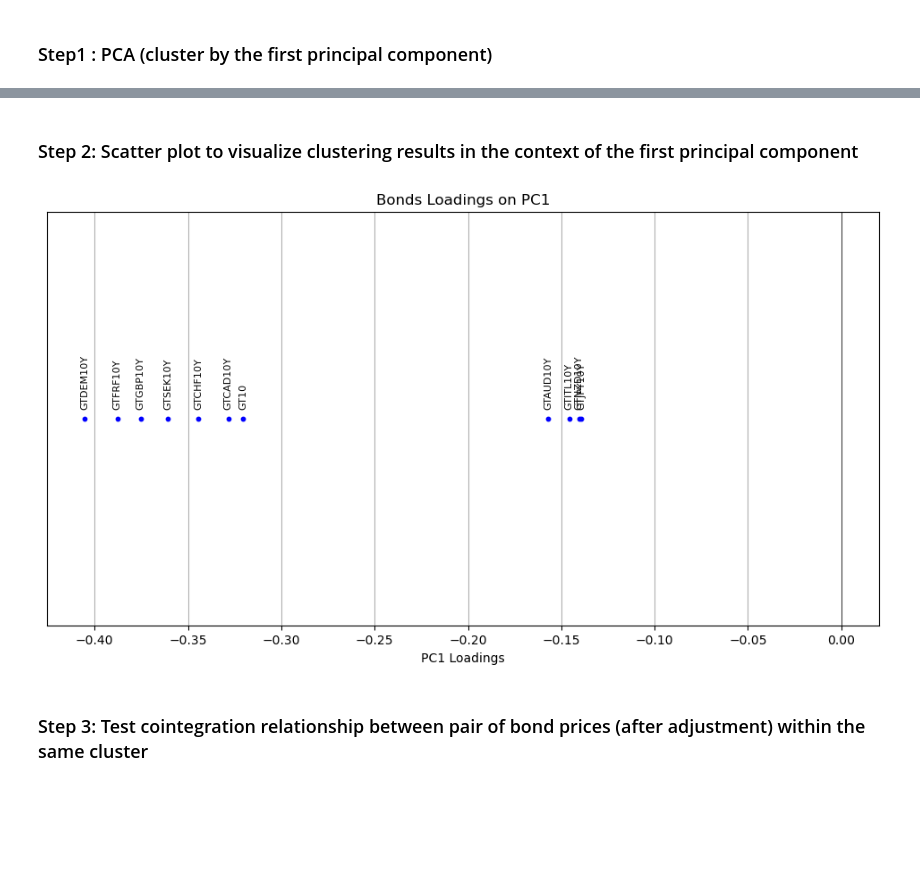
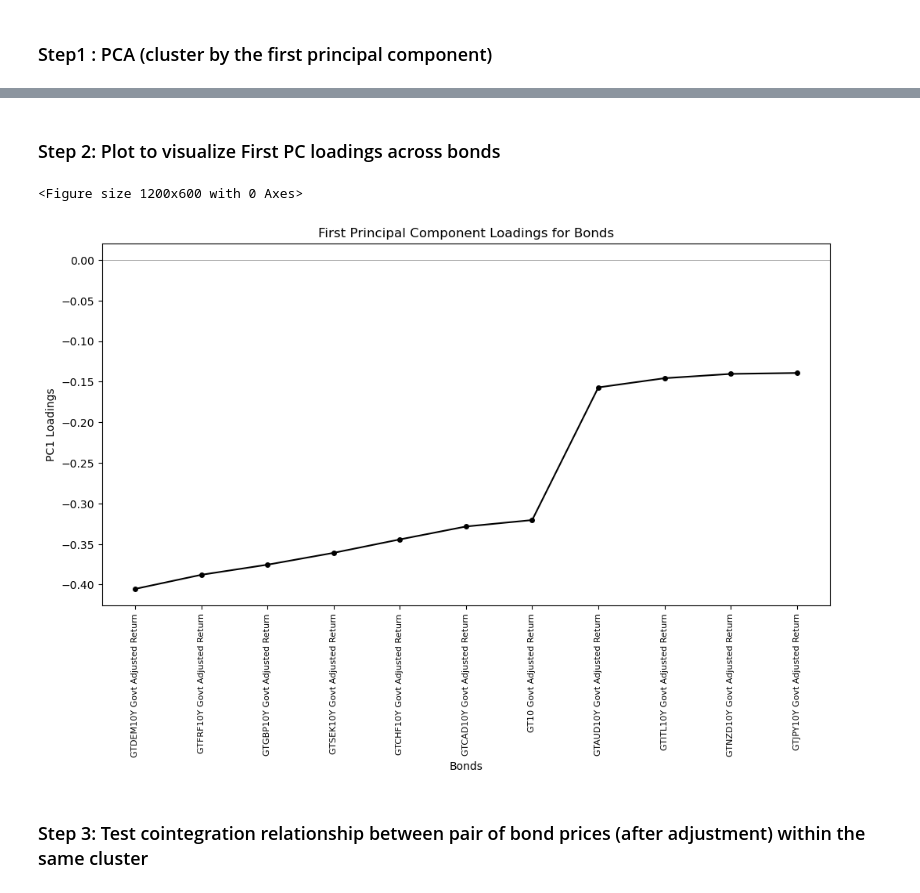
Before and after one commit to yuezhang5/Reinforcement-Learning-Pair-Trading, a Jupyter notebook: EDA_bond return_PC1.ipynb, the cells around one changed output, grey strips where cells are left out. Saved outputs shown, nothing was run; the diff lists cells and outputs as text; code cells hidden in the pictures; blank space fills up the shorter version.

```diff
--- a/EDA_bond return_PC1.ipynb
+++ b/EDA_bond return_PC1.ipynb
@@ -265,38 +283,27 @@ GTAUD10Y Govt Adjusted Return
 GTNZD10Y Govt Adjusted Return
 GTJPY10Y Govt Adjusted Return
 # %% [markdown]
-### Step 2: Scatter plot to visualize clustering results in the context of the first principal component
+### Step 2: Plot to visualize First PC loadings across bonds
 # %%
-# Assuming `loadings` is already computed using PCA
 loadings_plot = loadings.T
-pc1_loadings = loadings_plot[0]  # PC1 loadings
+pc1_loadings = loadings_plot[0]
+
+sorted_indices = np.argsort(pc1_loadings)
+sorted_loadings = pc1_loadings[sorted_indices]
+sorted_bond_names = np.array(asset_names)[sorted_indices]
 
 plt.figure(figsize=(12, 6))
 
-# Create a scatter plot of the bonds along the PC1 axis (1D plot)
-y_values = [0] * len(pc1_loadings)  # All y-values are set to 0 to align them horizontally
-plt.scatter(pc1_loadings, y_values, s=10, color='blue')
-
-asset_names = [i.replace(' Govt Adjusted Return','') for i in asset_returns.columns]
-
-# Annotate the bonds with their names along the PC1 axis
-for i, bond in enumerate(asset_names):
-    plt.text(pc1_loadings[i], y_values[i] + 0.003, bond, fontsize=8, ha='center', rotation=90)
-
-
-# Plot vertical line at PC1 = 0
-plt.axvline(0, color='black', linewidth=0.5)
-
-# Set axis labels and title (focus on PC1 only)
-plt.xlabel('PC1 Loadings')
-plt.yticks([])
-plt.title('Bonds Loadings on PC1')
-plt.grid(True)
-
-# Display the plot
+plt.plot(sorted_bond_names, sorted_loadings, color='black', marker='o', markersize=4)
+plt.xticks(rotation=90, fontsize=8)
+plt.axhline(0, color='gray', linewidth=0.5)
+plt.xlabel('Bonds')
+plt.ylabel('PC1 Loadings')
+plt.title('First Principal Component Loadings for Bonds')
 plt.show()
 # %% [output]
+<Figure size 1200x600 with 0 Axes>
-[figure, old version]
+[figure, new version]
 # %% [markdown]
 ### Step 3: Test cointegration relationship between pair of bond prices (after adjustment) within the same cluster
 # %%
```
Also changed, not shown: parts of 2 cells of this notebook.
